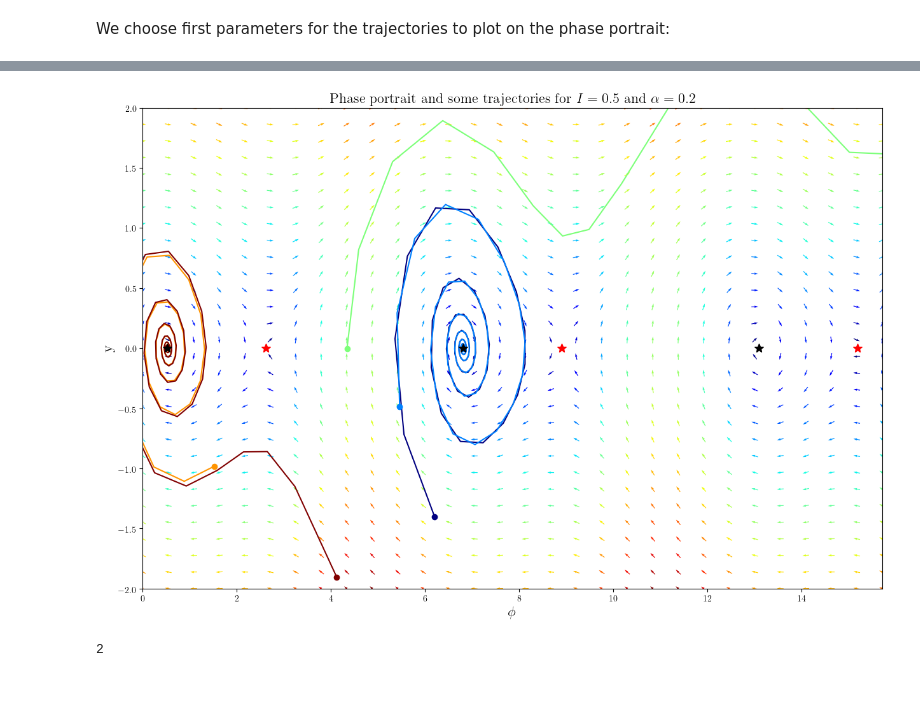
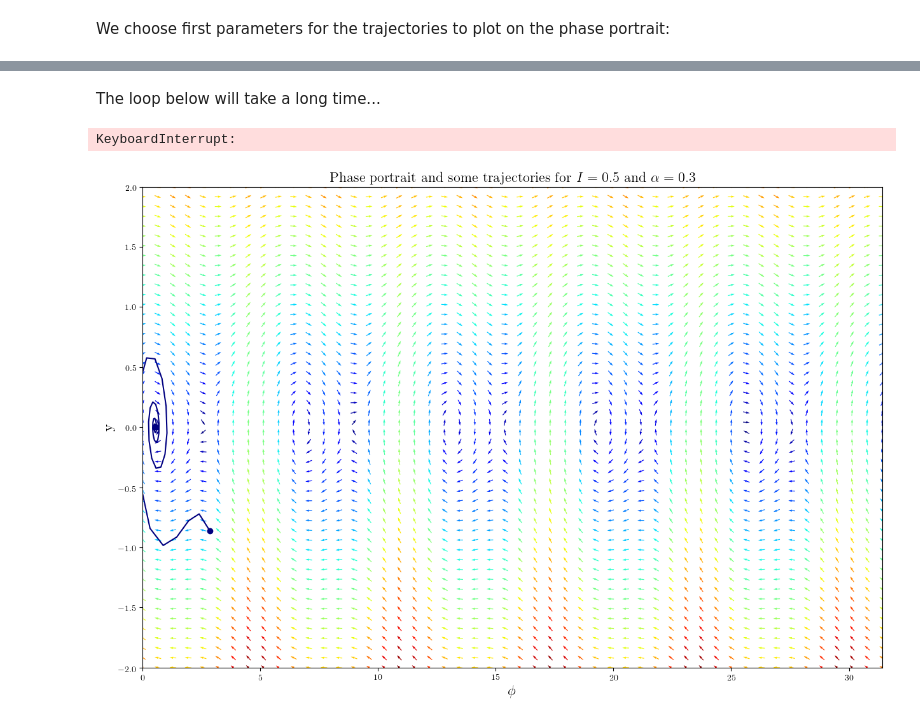
Before and after one commit to sophiedeb/code_NLD, a Jupyter notebook: josephson_junction.ipynb, the cells around one changed output, grey strips where cells are left out. Saved outputs shown, nothing was run; the diff lists cells and outputs as text; code cells hidden in the pictures; blank space fills up the shorter version.

```diff
--- a/josephson_junction.ipynb
+++ b/josephson_junction.ipynb
@@ -23,10 +30,10 @@ from sympy import cos
 I_v = .8
 alpha_v= .3
 
-phi=Symbol('phi')  # displacement of the oscillator from its equilibrium position
-y=Symbol('y')  # velocity of the oscillator
+phi=sym.Symbol('phi')  # displacement of the oscillator from its equilibrium position
+y=sym.Symbol('y')  # velocity of the oscillator
 
-Y=Matrix([phi,y]) # create an array with x and v
+Y=sym.Matrix([phi,y]) # create an array with x and v
 # %% [markdown]
 Encode the Josephson Junction equations $$ \dot{ \phi} = y, \, \dot{y}= I \, -  \, sin( \phi ) - \, \alpha \,  y $$
 
@@ -35,7 +42,7 @@ We can assume that $I>0$ and $\alpha > 0$.
 # Definition of system (dX_dt = f(X)) for symbolic computations
 def dX_dt(X,I,alpha):
     """ Return the derivative of x and v (encoded in X: x=X[0] and v=X[1]) """
-    return Matrix([ X[1] ,  I - sin(X[0]) - alpha*X[1]])
+    return sym.Matrix([ X[1] ,  I - sym.sin(X[0]) - alpha*X[1]])
 
 # Definition of system but with an array instead of a matrix for practical purposes
 def dX_dta(X,I,alpha):
@@ -45,7 +52,7 @@ def dX_dta(X,I,alpha):
 # A third version (to plot the trajectories on the phase space)
 
 def calc_deri(yvec, time,I,alpha):
-     return (yvec[1], I - sin(yvec[0]) - alpha*yvec[1] )
+     return (yvec[1], I - sym.sin(yvec[0]) - alpha*yvec[1] )
 
 # it should be possible to use only one verison:)
 # %% [markdown]
@@ -107,3 +117,7 @@ We choose first parameters for the trajectories to plot on the phase portrait:
 tmax = 3000
 number_of_time_steps= 5000
 time_vec = np.linspace(0, tmax, number_of_time_steps)
+
+tmax = 50
+number_of_time_steps= 1000
+time_vec = np.linspace(0, tmax, number_of_time_steps)
@@ -110,15 +352,17 @@ time_vec = np.linspace(0, tmax, number_of_time_steps)
+# %% [markdown]
+The loop below will take a long time...
 # %%
-alpha_v=.2
-for I_v in [.5]:
+alpha_v=.3
+for I_v in [.5,.9,.95,1,2]:
     sol=solve(calc_deri(Y,0,I_v,alpha_v),Y)
     numb_sol=len(sol)
     # range for the axis:
-    ymax=2
-    ymin=-ymax
-    xmax=5*np.pi
+    ymax = 2
+    ymin = -ymax
+    xmax = 10*np.pi
 
     # number of arrows plotted on the phase portrait
-    nb_points= 30
+    nb_points= 50
 
     # points where the arrows will be placed given by the grid X1,Y1
     x = np.linspace(0, xmax, nb_points)
@@ -136,50 +380,47 @@ for I_v in [.5]:
 
     #-------------------------------------------------------
     # Drow direction fields, using matplotlib 's quiver function
     # I choose to plot normalized arrows and to use colors to give information on
 
     fig = plt.figure(figsize=(15, 10), dpi=100)
     plt.rc('text', usetex=True)  #for latex rendering in the figure's texts
     plt.rc('font', family='serif')
 
     plt.xlim(0, xmax) # impose limits on the axis
     plt.ylim(ymin, ymax)
-    plt.xlabel(r'$\phi$',fontsize=16)
+    plt.xlabel(r'\phi',fontsize=16)
     plt.ylabel(r'y ',fontsize=16)
     plt.title(r"Phase portrait and some trajectories for "
               r'$I ={0}$ and $\alpha = {1}$'.format(I_v,alpha_v), fontsize=16, color='black')
     Q = plt.quiver(X1, Y1, DX1, DY1, M, pivot='mid', scale=110,width=0.001,cmap=plt.cm.jet)
     #plt.legend()
     # plt.grid()
 
-    N_trajectories=5  #number of trajectories plotted on top of the velocity field
+    N_trajectories=50  #number of trajectories plotted on top of the velocity field
     colors = plt.cm.jet(np.linspace(0, 1, N_trajectories))
     i=0
-    if True:
-        for y0 in range(N_trajectories):
-            yinit = (random.random()*2*np.pi, ymin+random.random()*(ymax-ymin))
-            yarr = odeint(calc_deri, yinit, time_vec, args=(I_v,alpha_v))
-            plt.plot(yarr[:, 0], yarr[:, 1], label='traject',color=colors[i])
-            plt.plot([yarr[0,0]], [yarr[0,1]], 'o',color=colors[i]) # start
-            plt.plot([yarr[-1,0]], [yarr[-1,1]], 's',color=colors[i]) # end
-            i=i+1
+    for y0 in range(N_trajectories):
+        yinit = (random.random()*2*np.pi, ymin+random.random()*(ymax-ymin))
+        yarr = odeint(calc_deri, yinit, time_vec, args=(I_v,alpha_v))
+        plt.plot(yarr[:, 0], yarr[:, 1], label='traject',color=colors[i])
+        plt.plot([yarr[0,0]], [yarr[0,1]], 'o',color=colors[i]) # start
+        plt.plot([yarr[-1,0]], [yarr[-1,1]], 's',color=colors[i]) # end
+        i=i+1
 
     if numb_sol==2:
         temp1=np.array(sol[1][0]).astype(np.complex)
         temp2=np.array(sol[0][0]).astype(np.complex)
 
         if temp1.imag==0 and temp2.imag==0:
-            for jj in range(5):
-             plt.plot(sol[1][0]+2*np.pi*jj,sol[1][1],'*',color='red', markersize=10)
-             #plt.plot(sol[1][0],sol[1][1],'*',color='red', markersize=10)
-             plt.plot(sol[0][0]+2*np.pi*jj,sol[0][1],'*',color='black', markersize=10)
-             #plt.plot(sol[0][0]+2*np.pi,sol[0][1],'*',color='black', markersize=10)
+             plt.plot(sol[1][0],sol[1][1],'*',color='red', markersize=10)
+             plt.plot(sol[1][0]+np.pi,sol[1][1],'*',color='red', markersize=10)
+             plt.plot(sol[1][0]+2*np.pi,sol[1][1],'*',color='red', markersize=10)
+             plt.plot(sol[0][0],sol[0][1],'*',color='black', markersize=10)
+             plt.plot(sol[0][0]+np.pi,sol[0][1],'*',color='black', markersize=10)
+             plt.plot(sol[0][0]+2*np.pi,sol[0][1],'*',color='black', markersize=10)
 
     plt.show()
 #
 # %% [output]
+KeyboardInterrupt:
-[figure, old version]
+[figure, new version]
-# %%
-print(I_v)
-# %% [output]
-2
```
Also changed, not shown: parts of 12 cells of this notebook.
